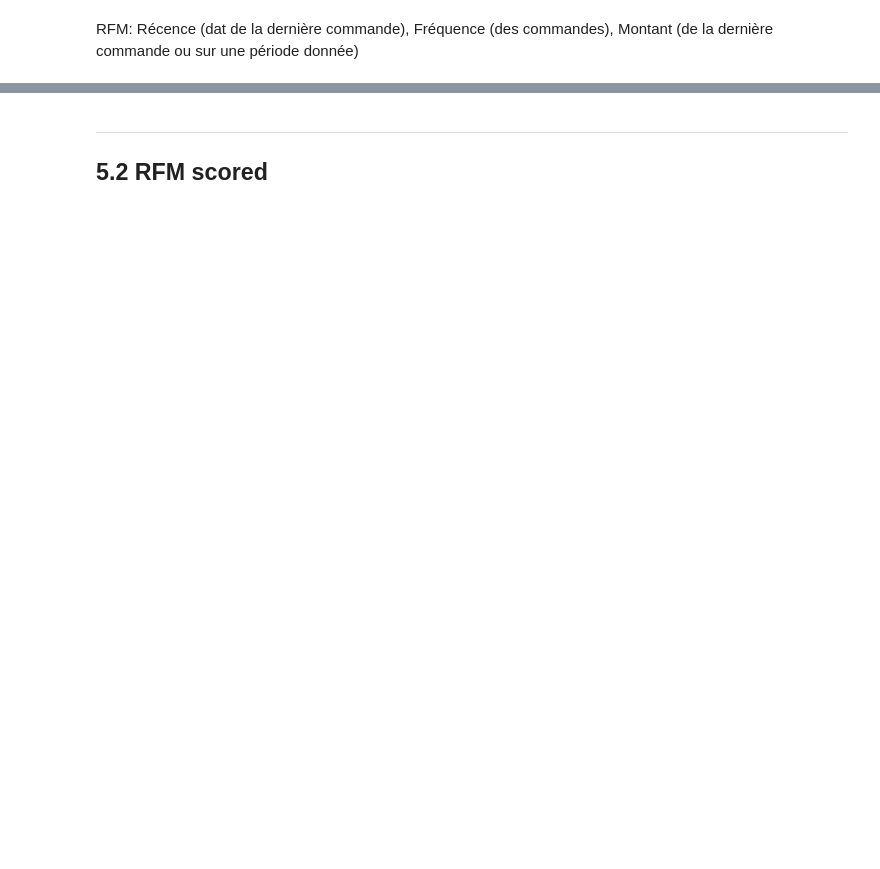
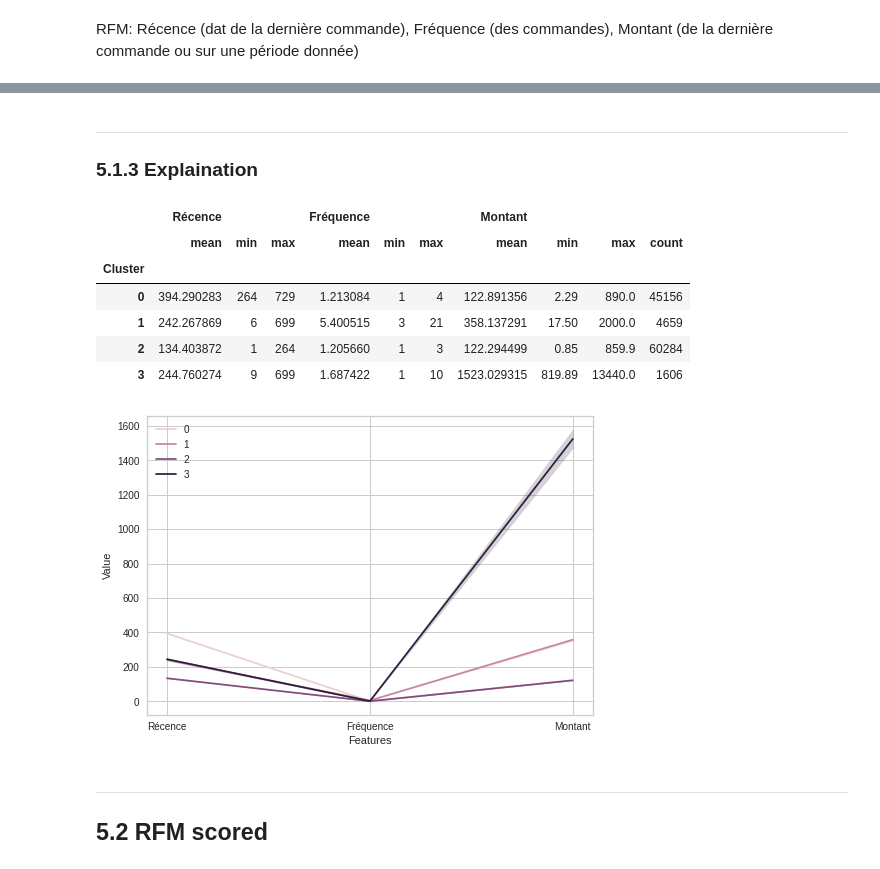
Before and after one commit to curiousmindflow/oc-ml-p4, a Jupyter notebook: modelisation.ipynb, the cells around one changed output, grey strips where cells are left out. Saved outputs shown, nothing was run; the diff lists cells and outputs as text; code cells hidden in the pictures; blank space fills up the shorter version.

```diff
--- a/modelisation.ipynb
+++ b/modelisation.ipynb
@@ -614,4 +599,17 @@ if config["model"]["rfm_raw"]["do"]:
+# %% [markdown]
+***
+### 5.1.3 Explaination
 # %%
-rfm_data_explain = None
-if config["model"]["rfm_raw"]["do"]:
-    rfm_data_explain = rfm_explain(data_rfm.copy(), data_preproc, 4)
+display = None
+if config["model"]["rfm_raw"]["explain"]:
+    display = explain(data, data_preproc)
+display
+# %% [output]
+|  | Récence |  |  | Fréquence |  |  | Montant |  |  |  |
+|  | mean | min | max | mean | min | max | mean | min | max | count |
+| Cluster |  |  |  |  |  |  |  |  |  |  |
+| 0 | 394.290283 | 264 | 729 | 1.213084 | 1 | 4 | 122.891356 | 2.29 | 890.0 | 45156 |
+| 1 | 242.267869 | 6 | 699 | 5.400515 | 3 | 21 | 358.137291 | 17.50 | 2000.0 | 4659 |
+| 2 | 134.403872 | 1 | 264 | 1.205660 | 1 | 3 | 122.294499 | 0.85 | 859.9 | 60284 |
+| 3 | 244.760274 | 9 | 699 | 1.687422 | 1 | 10 | 1523.029315 | 819.89 | 13440.0 | 1606 |
+[figure, added]
```
Also changed, not shown: parts of 82 cells of this notebook, 2 other files.
